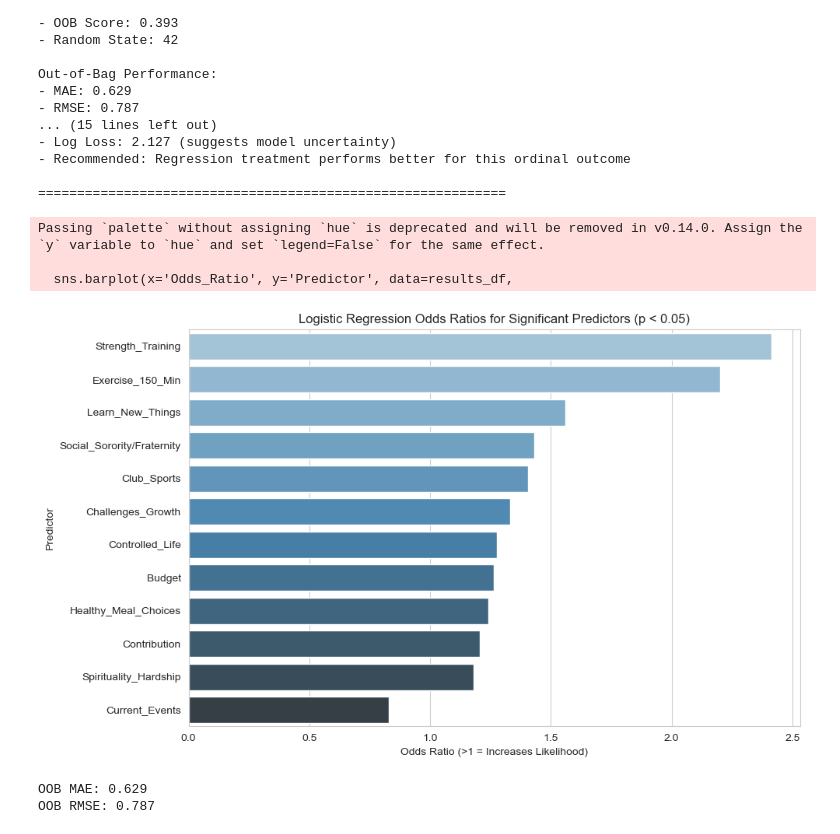
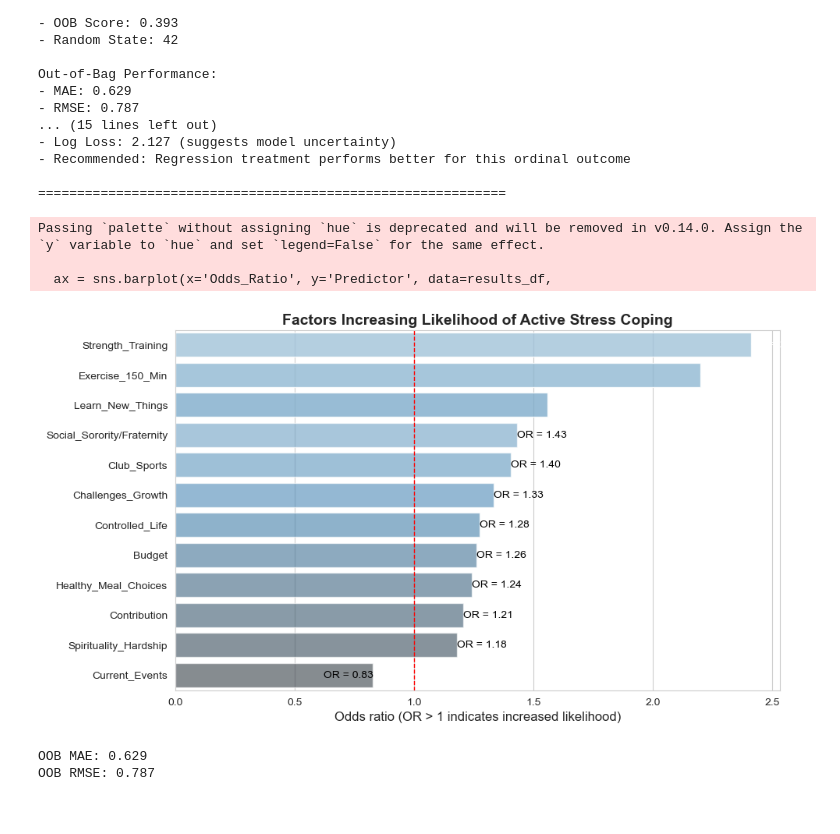
Before and after one commit to Matthew-Wolz/Physical-Health-Research, a Jupyter notebook: Notebook/Physical Health Research.ipynb, the cells around one changed output. Cells and saved outputs as stored; diff of their text form; code cells hidden in the pictures.

Commit message:
updating visuals

```diff
--- a/Notebook/Physical Health Research.ipynb
+++ b/Notebook/Physical Health Research.ipynb
@@ -158,11 +158,22 @@ positive_coefs = final_model.params[1:][final_model.params[1:] > 0]
 top_10_positive = positive_coefs.sort_values(ascending=False)[:10]
 
 plt.figure(figsize=(10, 6))
-sns.barplot(x=top_10_positive.values, y=top_10_positive.index, palette="Blues_d")
-plt.title("Top 10 Positive Predictors using Random Forests")
-plt.xlabel("Coefficient Value")
-plt.ylabel("Predictors")
-plt.show()
+ax = sns.barplot(x=top_10_positive.values, y=top_10_positive.index,
+                 palette="Blues_d", saturation=0.8)
+plt.title("Key Predictors of Physical Activity for Stress Coping",
+          fontsize=14, pad=5, fontweight='semibold')
+plt.xlabel("Regression coefficient (β)", fontsize=12)
+plt.ylabel("Wellness factors", fontsize=12)
+plt.axvline(0, color='gray', linestyle=':', linewidth=1)
+plt.grid(axis='x', alpha=0.3)
+
+# Value annotations
+for i, (coef, pred) in enumerate(zip(top_10_positive.values, top_10_positive.index)):
+    ax.text(coef, i, f"β = {coef:.2f}\n(p < {final_model.pvalues[pred]:.3f})",
+            ha='left' if coef > 0 else 'right',
+            va='center',
+            fontsize=10,
+            linespacing=1.2)
 
 # Model identifies Exercise_150_Min and Strength_Training to be the strongest predictors of using physical activity for stress management/coping
 # Also identifies variables like Learn_New_Things and engaging in a fraternity or sorority, or club sports play a "secondary" role.
@@ -234,32 +245,41 @@ Out-of-Bag Performance:
 # %%
 # --- ORDINAL LOGISTIC REGRESSION VISUALIZATION ---
 # Extract significant predictors (p < 0.05)
 
 significant = ordinal_result.pvalues[ordinal_result.pvalues < 0.05].index[:-3]
 odds_ratios = np.exp(ordinal_result.params[significant])
 
 # Create a sorted DataFrame for plotting
 results_df = pd.DataFrame({
     'Predictor': significant,
     'Odds_Ratio': odds_ratios
 }).sort_values('Odds_Ratio', ascending=False)  # Sort descending
 
-# Plot with sorted data
 plt.figure(figsize=(10, 6))
-sns.barplot(x='Odds_Ratio', y='Predictor', data=results_df,
-            palette="Blues_d", order=results_df['Predictor'])
-plt.title("Logistic Regression Odds Ratios for Significant Predictors (p < 0.05)")
-plt.xlabel("Odds Ratio (>1 = Increases Likelihood)")
-plt.tight_layout()  # Prevent label cutoff
-plt.show()
+ax = sns.barplot(x='Odds_Ratio', y='Predictor', data=results_df,
+                 palette="Blues_d", saturation=0.8)
+plt.title("Factors Increasing Likelihood of Active Stress Coping",
+          fontsize=14, pad=5, fontweight='semibold')
+plt.xlabel("Odds ratio (OR > 1 indicates increased likelihood)", fontsize=12)
+plt.ylabel("")
+plt.axvline(1, color='red', linestyle='--', linewidth=1)
+
+# Highlight significant effects
+for i, or_ in enumerate(results_df['Odds_Ratio']):
+    ax.patches[i].set_alpha(0.8 if or_ > 1.5 else 0.6)
+    ax.text(or_, i, f"OR = {or_:.2f}",
+            ha='left' if or_ > 1 else 'right',
+            va='center',
+            color='white' if or_ > 1.5 else 'black',
+            fontsize=10)
 
 # Confirms that Exercising 150 + minutes and engaging in strength training more than doubles the likelihood of using physical activity for stress (OR > 2)
 # Control over Budget, or perception of a controlled life, increases the likelihood of using physical activity for stress.
 # %% [output]
 Passing `palette` without assigning `hue` is deprecated and will be removed in v0.14.0. Assign the `y` variable to `hue` and set `legend=False` for the same effect.
 
-  sns.barplot(x='Odds_Ratio', y='Predictor', data=results_df,
+  ax = sns.barplot(x='Odds_Ratio', y='Predictor', data=results_df,
-[figure, old version]
+[figure, new version]
 # %%
 # RANDOM FOREST MODEL --- NUMERIC TREATMENT
 
```
Also changed, not shown: parts of 3 cells of this notebook.
